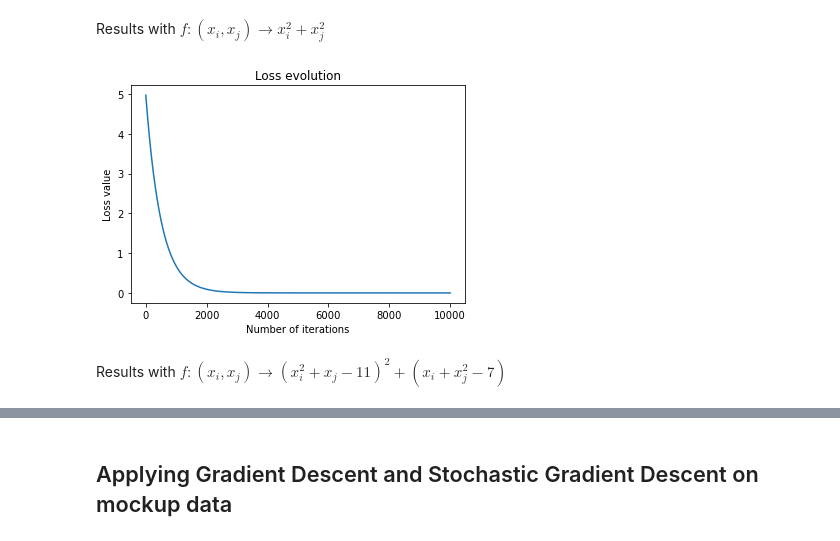
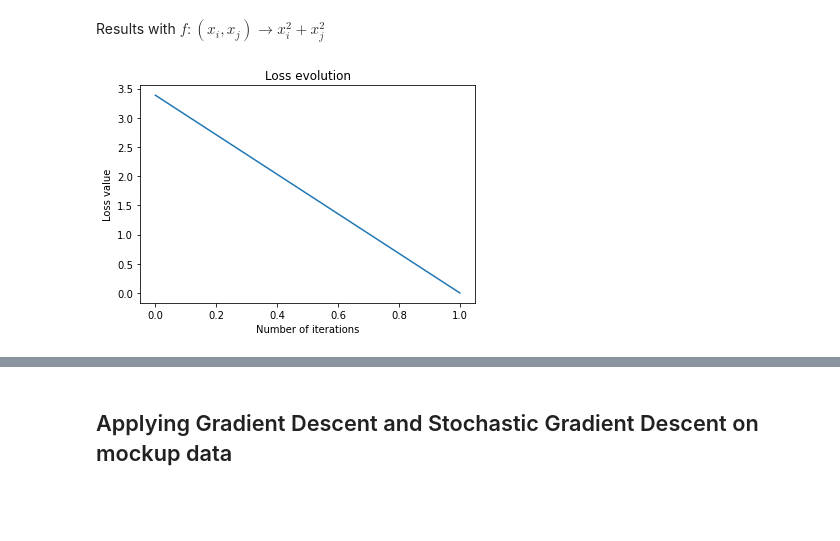
Before and after one commit to cjim8889/COMP0169-Machine-Learning-for-Visual-Computing-2020, a Jupyter notebook: Week_2/Lab Session 2 - Optimization.ipynb, the cells around one changed output, grey strips where cells are left out. Drawn from its saved outputs; the diff is of its cells as text; code cells hidden in the pictures; blank space fills up the shorter version.

```diff
--- a/Week_2/Lab Session 2 - Optimization.ipynb
+++ b/Week_2/Lab Session 2 - Optimization.ipynb
@@ -416,17 +425,19 @@ We can observe the convergence speed of gradient descent with line search on two
 
 $f:(x_i,x_j)\to x_i^2+x_j^2$
 # %%
-def sum_squared_function(w):
-    value = np.sum(w**2)
+def sum_squared_function(w1, w2):
+    value = w1**2 + w2**2
     return value
-def sum_squared_jacobian(w):
-    jacobian = 2 * w
+def sum_squared_jacobian(w1, w2):
+    jacobian = np.array([2*w1,
+                         2*w2])
     return jacobian
 x0 = np.random.randn(2)
 print('Numerical error - Analytical/Numerical jacobian: ',\
-      scipy.optimize.check_grad(sum_squared_function, sum_squared_jacobian, x0))
+      scipy.optimize.check_grad(lambda x: sum_squared_function(x[0], x[1]),\
+                                lambda x:  sum_squared_jacobian(x[0], x[1]), x0))
 
-w_init = np.random.randn(3)
+w_init = np.random.randn(2)
 w_opt_gd, loss_gd = gradient_descent(w_init, sum_squared_function, sum_squared_jacobian, nb_max_iter=1000, tolerance=.00001)
 w_opt_ls, loss_ls = line_search(w_init, sum_squared_function, sum_squared_jacobian, nb_max_iter=1000, tolerance=.00001)
 
@@ -470,0 +566,22 @@ Numerical error - Analytical/Numerical jacobian:  1.9795721580559674e-06
+# %%
+w_init = np.array([0.5,-1])
+w_gd, loss_gd = gradient_descent(w_init, bad_cond_function, bad_cond_jacobian)
+w_nesterov, loss_nesterov = gradient_descent_nesterov(w_init, bad_cond_function, bad_cond_jacobian)
+w_adagrad, loss_adagrad = gradient_descent_adagrad(w_init, bad_cond_function, bad_cond_jacobian)
+w_rmsprop, loss_rmsprop = gradient_descent_rmsprop(w_init, bad_cond_function, bad_cond_jacobian)
+
+
+plt.plot(loss_gd, label='Gradient Descent')
+plt.plot(loss_nesterov, label='Nesterov')
+plt.plot(loss_adagrad, label='AdaGrad')
+plt.plot(loss_rmsprop, label='RMS-Prop')
+plt.xlabel("Number of iterations")
+plt.ylabel("Loss value")
+plt.legend(loc="upper right")
+plt.title('Loss evolution')
+plt.show()
+
+print('Results from Gradient Descent: ', w_gd)
+print('Results from Nesterov-Momentum: ', w_nesterov)
+print('Results from Adagrad: ', w_adagrad)
+print('Results from RMS-Prop: ', w_rmsprop)
@@ -485,7 +608,7 @@ def newton_raphson(w_init, function, jacobian_function, hessian_function, nb_max
         loss.append(function(w))
         J = jacobian_function(w)
         H = hessian_function(w)
-        w = w - 10**-3 * np.linalg.solve(H, J)
+        w = w - np.linalg.solve(H, J)
         if np.sqrt(np.sum((w-w_prev)**2)) / (np.sqrt(np.sum(w**2)) + 1e-8) < tolerance:
             break
         cpt_iter += 1
@@ -495,22 +618,20 @@ Results with $f:(x_i,x_j)\to x_i^2+x_j^2$
 # %%
 def sum_squared_function(w):
     value = np.sum(w**2)
     return value
 def sum_squared_jacobian(w):
     jacobian = 2 * w
     return jacobian
 def sum_squared_hessian(w):
     hessian = 2 * np.eye(len(w))
     return hessian
 w_init = np.random.randn(3)
-w_opt, loss = newton_raphson(w_init, sum_square_function, sum_square_jacobian, sum_square_hessian, nb_max_iter=10000)
+w_opt, loss = newton_raphson(w_init, sum_squared_function, sum_squared_jacobian, sum_squared_hessian, nb_max_iter=10000)
 
 plt.plot(loss)
 plt.xlabel("Number of iterations")
 plt.ylabel("Loss value")
 plt.title('Loss evolution')
 plt.show()
 # %% [output]
-[figure, old version]
+[figure, new version]
-# %% [markdown]
-Results with $f:(x_i,x_j)\to (x_i^2+x_j-11)^2 + (x_i+x_j^2-7)$
```
Also changed, not shown: parts of 20 cells of this notebook.
